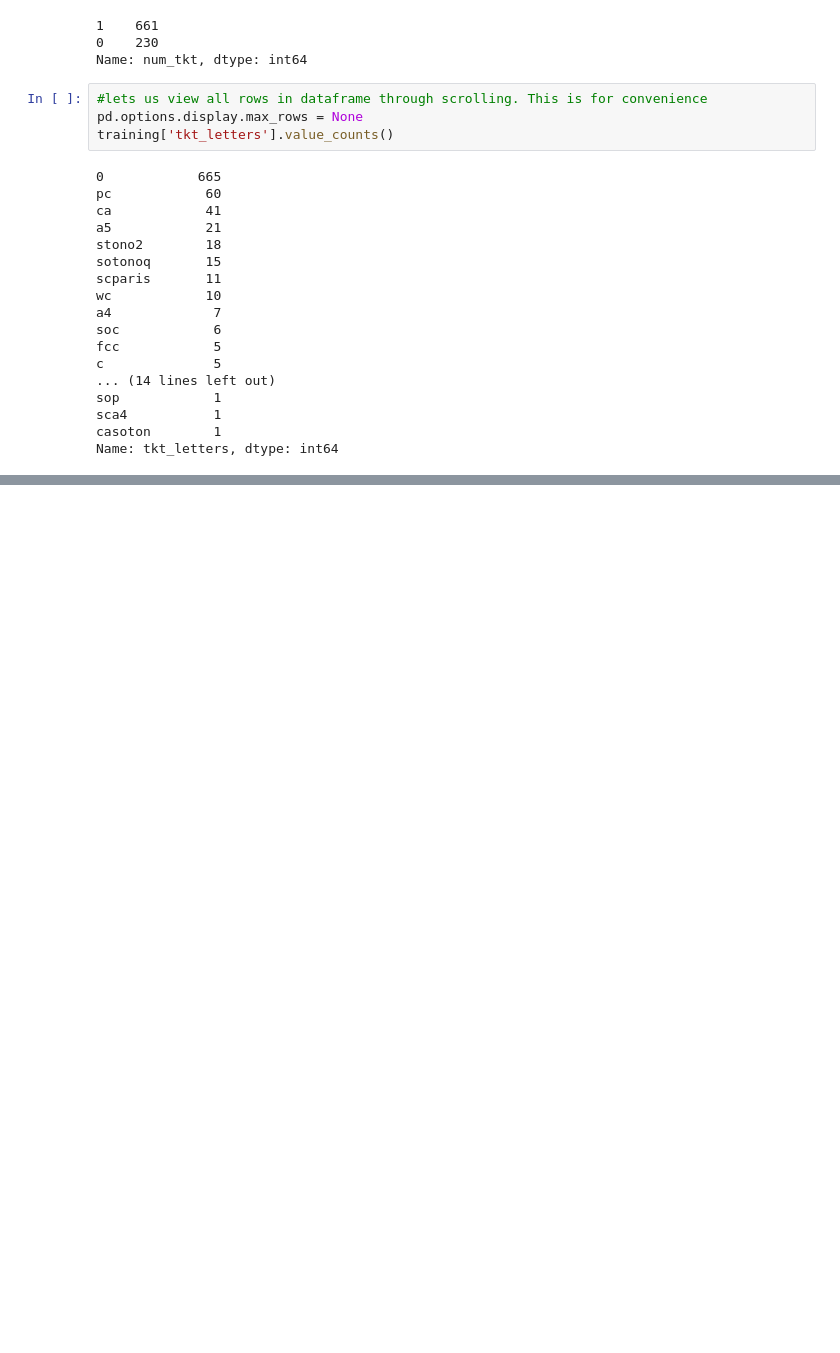
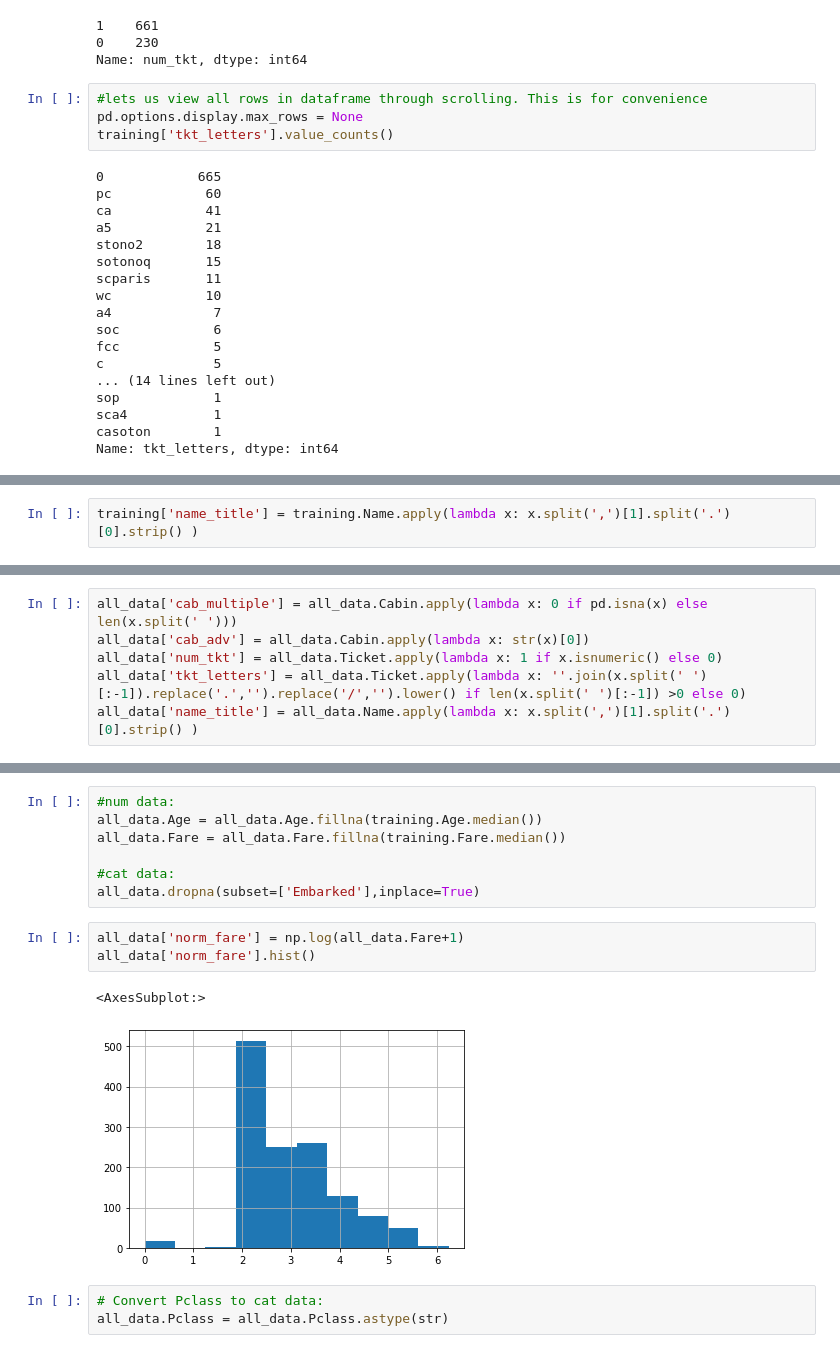
Before and after one commit to ruchir321/titanic, a Jupyter notebook: survival-pred.ipynb, the cells around one changed output, grey strips where cells are left out. Cells and saved outputs as stored; diff of their text form; blank space fills up the shorter version.

Commit message:
feature engineering, norm, cleaning done

```diff
--- a/survival-pred.ipynb
+++ b/survival-pred.ipynb
@@ -263,0 +281,2 @@ Name: tkt_letters, dtype: int64
+# %%
+training['name_title'] = training.Name.apply(lambda x: x.split(',')[1].split('.')[0].strip() )
@@ -263,0 +317,6 @@ Name: tkt_letters, dtype: int64
+# %%
+all_data['cab_multiple'] = all_data.Cabin.apply(lambda x: 0 if pd.isna(x) else len(x.split(' ')))
+all_data['cab_adv'] = all_data.Cabin.apply(lambda x: str(x)[0])
+all_data['num_tkt'] = all_data.Ticket.apply(lambda x: 1 if x.isnumeric() else 0)
+all_data['tkt_letters'] = all_data.Ticket.apply(lambda x: ''.join(x.split(' ')[:-1]).replace('.','').replace('/','').lower() if len(x.split(' ')[:-1]) >0 else 0)
+all_data['name_title'] = all_data.Name.apply(lambda x: x.split(',')[1].split('.')[0].strip() )
@@ -263,0 +333,16 @@ Name: tkt_letters, dtype: int64
+# %%
+#num data:
+all_data.Age = all_data.Age.fillna(training.Age.median())
+all_data.Fare = all_data.Fare.fillna(training.Fare.median())
+
+#cat data:
+all_data.dropna(subset=['Embarked'],inplace=True)
+# %%
+all_data['norm_fare'] = np.log(all_data.Fare+1)
+all_data['norm_fare'].hist()
+# %% [output]
+<AxesSubplot:>
+[figure, added]
+# %%
+# Convert Pclass to cat data:
+all_data.Pclass = all_data.Pclass.astype(str)
```
Also changed, not shown: parts of 10 cells of this notebook.
